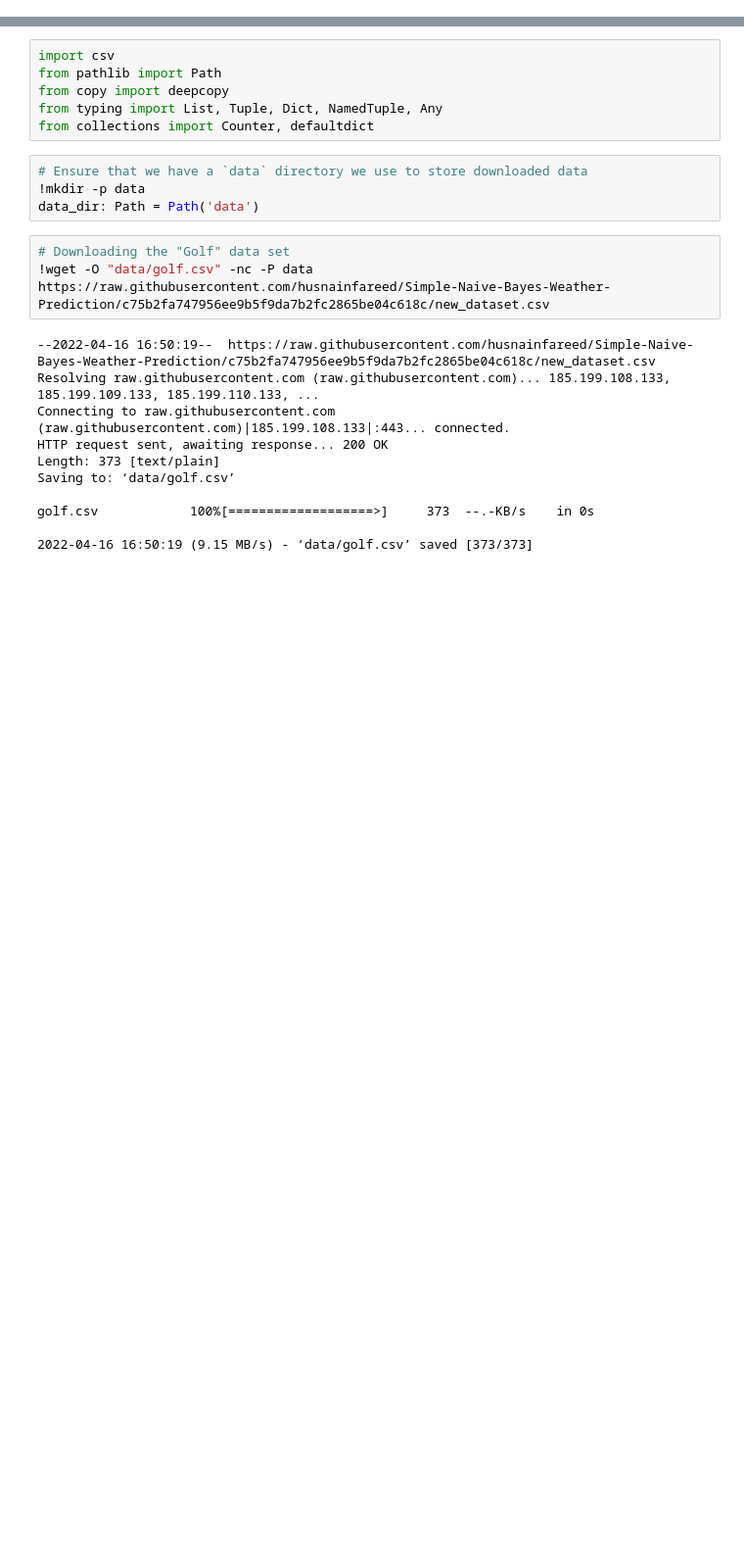
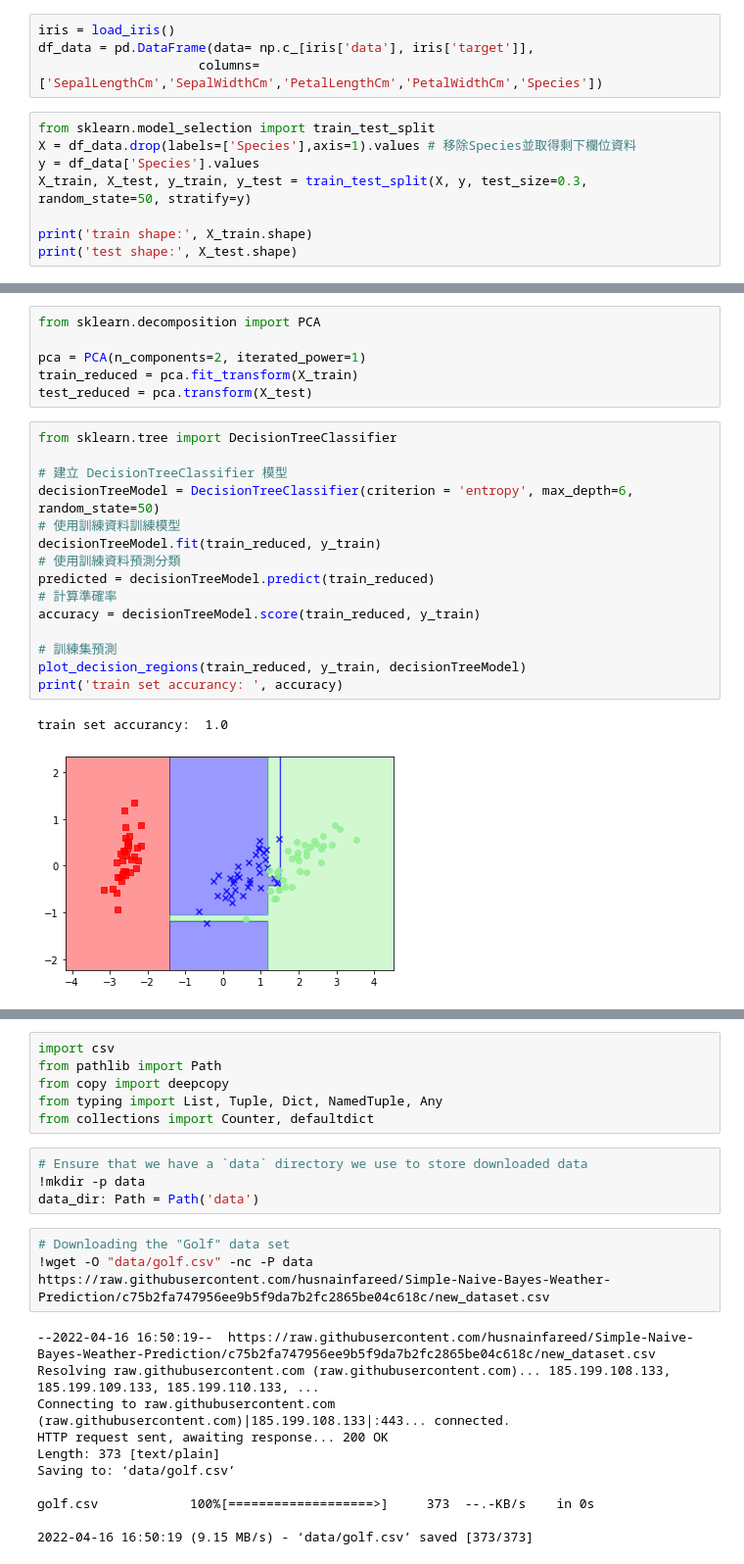
Before and after one commit to jacksonchen1998/NTUT-Machine-Leraning-Course, a Jupyter notebook: Homework_04.ipynb, the cells around one changed output, grey strips where cells are left out. Shown at 98% size. Saved outputs shown, nothing was run; the diff lists cells and outputs as text; blank space fills up the shorter version.

```diff
--- a/Homework_04.ipynb
+++ b/Homework_04.ipynb
@@ -2,0 +9,12 @@
+# %%
+iris = load_iris()
+df_data = pd.DataFrame(data= np.c_[iris['data'], iris['target']],
+                     columns= ['SepalLengthCm','SepalWidthCm','PetalLengthCm','PetalWidthCm','Species'])
+# %%
+from sklearn.model_selection import train_test_split
+X = df_data.drop(labels=['Species'],axis=1).values # 移除Species並取得剩下欄位資料
+y = df_data['Species'].values
+X_train, X_test, y_train, y_test = train_test_split(X, y, test_size=0.3, random_state=50, stratify=y)
+
+print('train shape:', X_train.shape)
+print('test shape:', X_test.shape)
@@ -2,0 +56,24 @@
+# %%
+from sklearn.decomposition import PCA
+
+pca = PCA(n_components=2, iterated_power=1)
+train_reduced = pca.fit_transform(X_train)
+test_reduced = pca.transform(X_test)
+# %%
+from sklearn.tree import DecisionTreeClassifier
+
+# 建立 DecisionTreeClassifier 模型
+decisionTreeModel = DecisionTreeClassifier(criterion = 'entropy', max_depth=6, random_state=50)
+# 使用訓練資料訓練模型
+decisionTreeModel.fit(train_reduced, y_train)
+# 使用訓練資料預測分類
+predicted = decisionTreeModel.predict(train_reduced)
+# 計算準確率
+accuracy = decisionTreeModel.score(train_reduced, y_train)
+
+# 訓練集預測
+plot_decision_regions(train_reduced, y_train, decisionTreeModel)
+print('train set accurancy: ', accuracy)
+# %% [output]
+train set accurancy:  1.0
+[figure, added]
```
Also changed, not shown: parts of 4 cells of this notebook.
